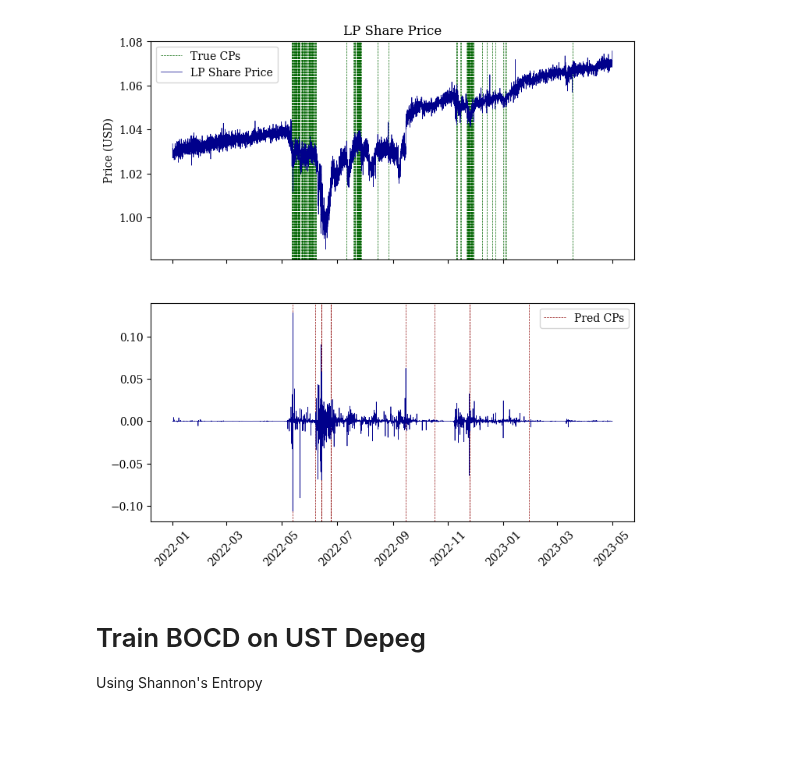
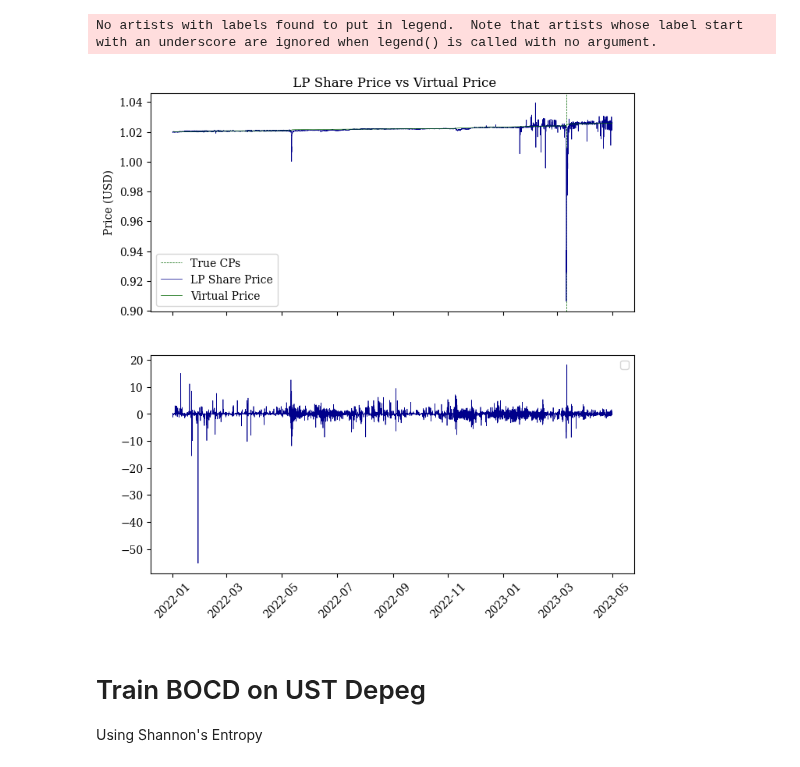
Before and after one commit to xenophonlabs/curve-lp-metrics, a Jupyter notebook: notebooks/usdc_depeg_analysis.ipynb, the cells around one changed output. Cells and saved outputs as stored; diff of their text form; code cells hidden in the pictures; blank space fills up the shorter version.

```diff
--- a/notebooks/usdc_depeg_analysis.ipynb
+++ b/notebooks/usdc_depeg_analysis.ipynb
@@ -90,30 +134,31 @@ y_pred = model.predict(X)
 # %%
-FREQ = '1h'
-pool = "0xdc24316b9ae028f1497c275eb9192a3ea0f67022"
-metric = 'shannonsEntropy'
+THRESH = 0.05
+ALPHA = 1/5
+FREQ = timedelta(hours=1)
+MARGIN = timedelta(hours=24)
+
+pool = "0xbebc44782c7db0a1a60cb6fe97d0b483032ff1c7"
+# pool = "0xceaf7747579696a2f0bb206a14210e3c9e6fb269"
+metric = 'USDC.netSwapFlow'
 
 start_ts, start_block = DataFetcher.get_block(datetime.fromisoformat("2022-01-01"))
 end_ts, end_block = DataFetcher.get_block(datetime.fromisoformat("2023-05-01"))
 
-eth = '0xeeeeeeeeeeeeeeeeeeeeeeeeeeeeeeeeeeeeeeee'
-steth = '0xae7ab96520de3a18e5e111b5eaab095312d7fe84'
-eth_price = datahandler.get_ohlcv_data(eth, start=start_ts, end=end_ts)['close'].resample(FREQ).mean()
-steth_price = datahandler.get_ohlcv_data(steth, start=start_ts, end=end_ts)['close'].resample(FREQ).mean()
-
-lp_share_price = datahandler.get_pool_metric(pool, 'lpSharePrice', start_ts, end_ts).resample(FREQ).mean() / eth_price
+lp_share_price = datahandler.get_pool_metric(pool, 'lpSharePrice', start_ts, end_ts)
 snapshots = datahandler.get_pool_snapshots(pool, start_ts, end_ts)
-virtual_price = snapshots['virtualPrice'].resample(FREQ).mean() / 10**18
-y = metricsprocessor.true_cps(lp_share_price, virtual_price, thresh=0.01)
-
+virtual_price = snapshots['virtualPrice'] / 10**18
+y = metricsprocessor.true_cps(lp_share_price, virtual_price, freq=FREQ, thresh=THRESH)
 X = datahandler.get_X(metric, pool, start_ts, end_ts, FREQ)
 
-model = BOCD(margin=timedelta(hours=24), alpha=1/5, verbose=True)
-model.update({'alpha':0.1, 'beta':0.1, 'kappa':0.1})
-y_pred = model.predict(X)
+# model = BOCD(margin=MARGIN, alpha=ALPHA, verbose=True)
+# model.update({'alpha':10, 'beta':10, 'kappa':0.1})
+# y_pred = model.predict(X)
+y_pred = []
 
-bocd_plot_comp(X, lp_share_price, y, y_pred, show=True)
+bocd_plot_comp(X, lp_share_price.resample(FREQ).last(), virtual_price, y, y_pred, show=True)
 # %% [output]
+No artists with labels found to put in legend.  Note that artists whose label start with an underscore are ignored when legend() is called with no argument.
-[figure, old version]
+[figure, new version]
 # %% [markdown]
 # Train BOCD on UST Depeg
 
```
Also changed, not shown: parts of 6 cells of this notebook, 5 other files.
